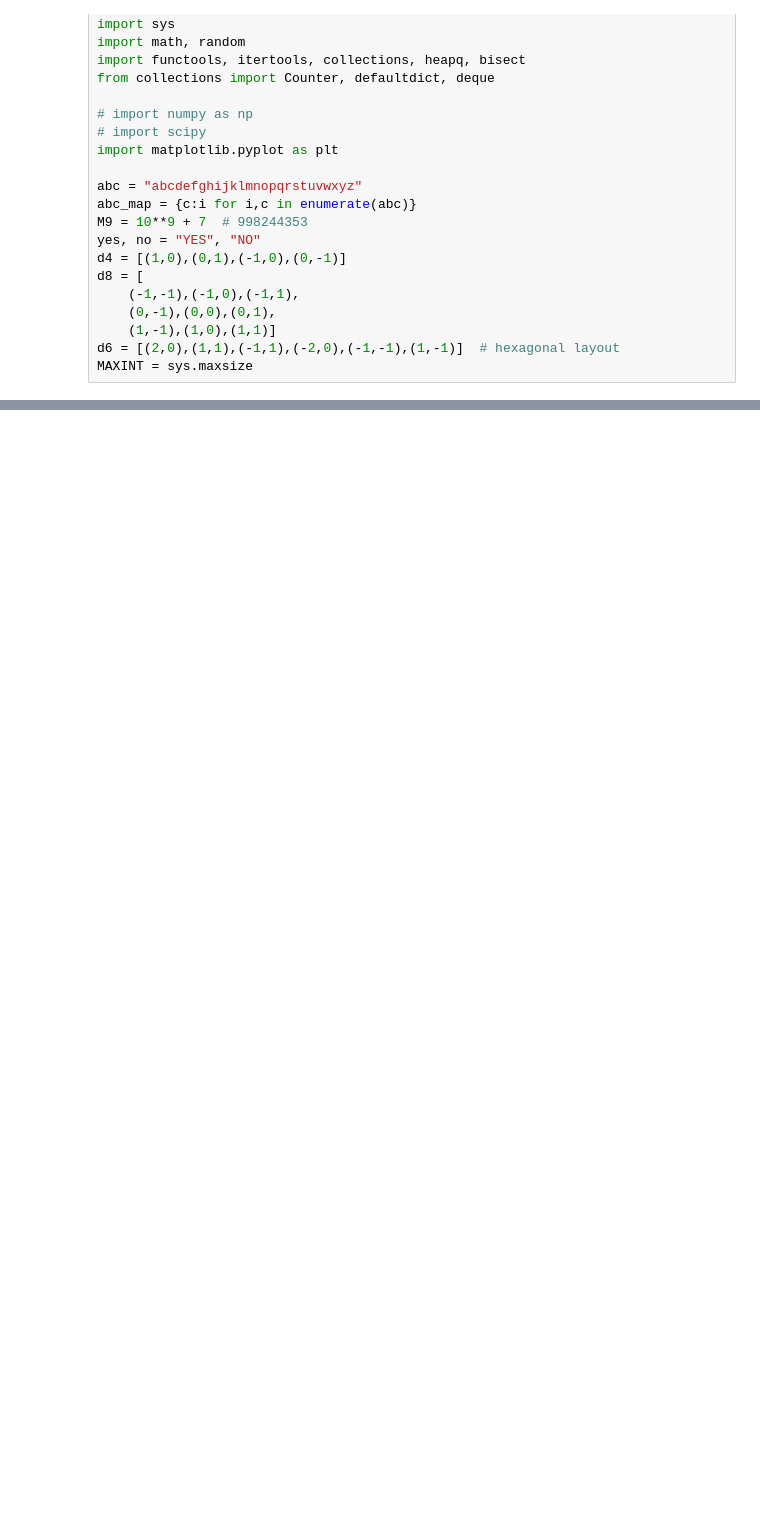
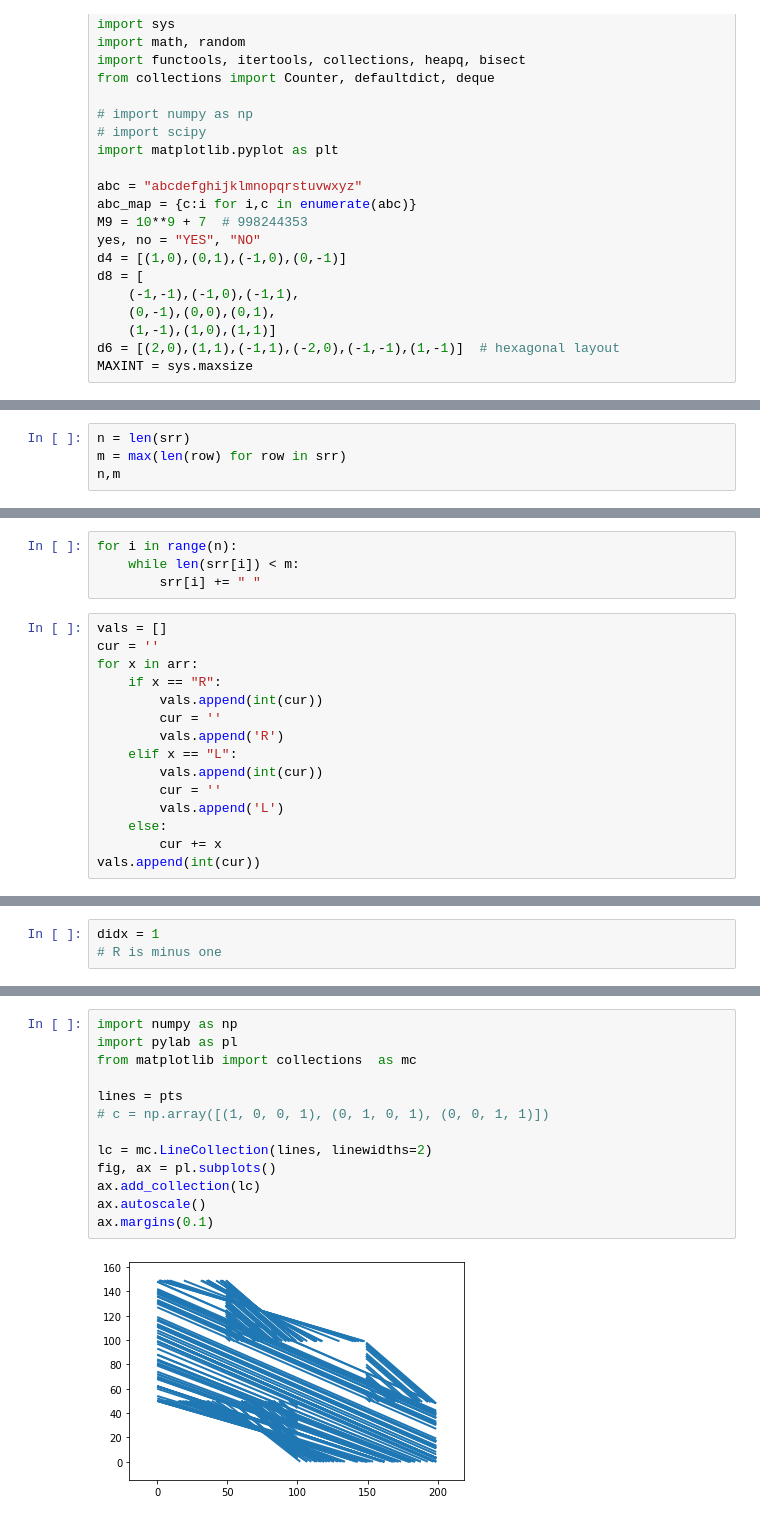
Before and after one commit to tonghuikang/codecomp, a Jupyter notebook: template/notebook_adhoc.ipynb, the cells around one changed output, grey strips where cells are left out. Cells and saved outputs as stored; diff of their text form; blank space fills up the shorter version.

```diff
--- a/template/notebook_adhoc.ipynb
+++ b/template/notebook_adhoc.ipynb
@@ -47,0 +47,4 @@ root : wgbd + rqsg
+# %%
+n = len(srr)
+m = max(len(row) for row in srr)
+n,m
@@ -47,0 +53,19 @@ root : wgbd + rqsg
+# %%
+for i in range(n):
+    while len(srr[i]) < m:
+        srr[i] += " "
+# %%
+vals = []
+cur = ''
+for x in arr:
+    if x == "R":
+        vals.append(int(cur))
+        cur = ''
+        vals.append('R')
+    elif x == "L":
+        vals.append(int(cur))
+        cur = ''
+        vals.append('L')
+    else:
+        cur += x
+vals.append(int(cur))
@@ -47,0 +74,3 @@ root : wgbd + rqsg
+# %%
+didx = 1
+# R is minus one
@@ -48 +196,16 @@ root : wgbd + rqsg
+# %%
+import numpy as np
+import pylab as pl
+from matplotlib import collections  as mc
+
+lines = pts
+# c = np.array([(1, 0, 0, 1), (0, 1, 0, 1), (0, 0, 1, 1)])
+
+lc = mc.LineCollection(lines, linewidths=2)
+fig, ax = pl.subplots()
+ax.add_collection(lc)
+ax.autoscale()
+ax.margins(0.1)
+# %% [output]
+[figure, added]
 # %%
```
Also changed, not shown: parts of 27 cells of this notebook.
